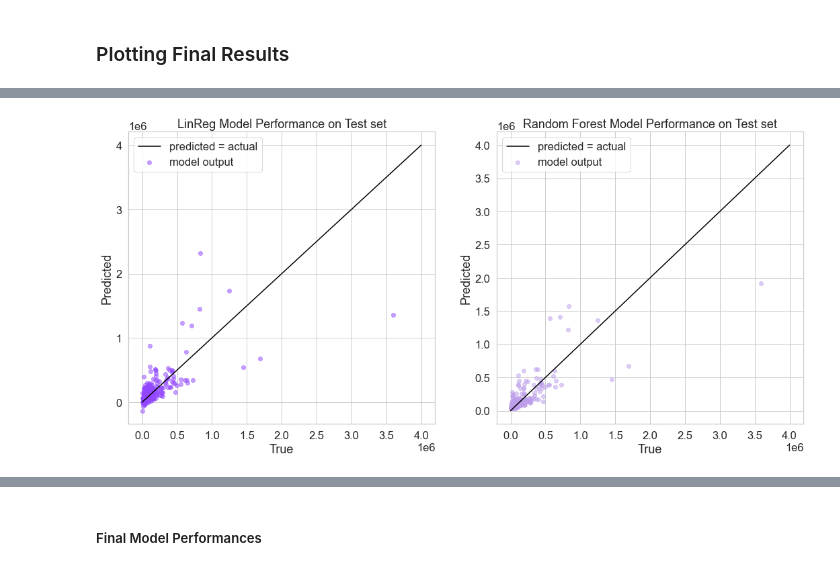
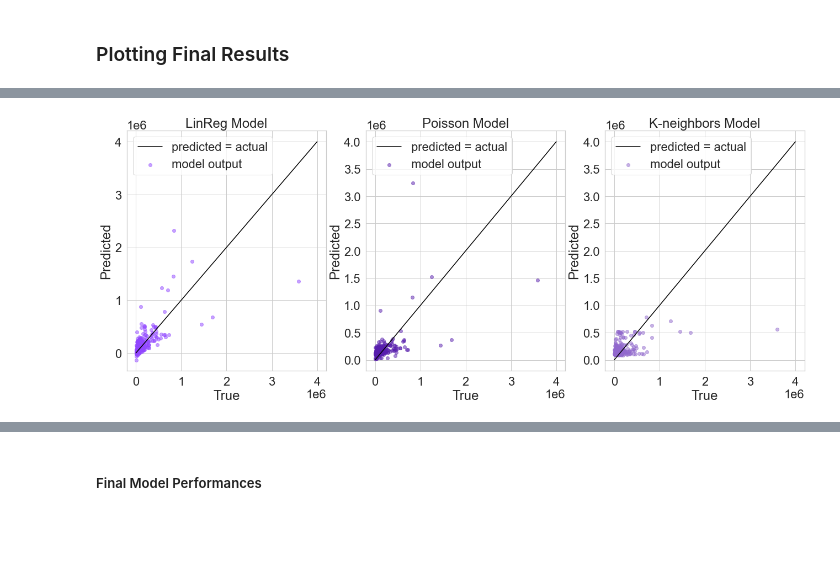
Before and after one commit to oklena/Live_Stream_Data_Analysis, a Jupyter notebook: notebooks/final/final_notebook.ipynb, the cells around one changed output, grey strips where cells are left out. Drawn from its saved outputs; the diff is of its cells as text; code cells hidden in the pictures; blank space fills up the shorter version.

```diff
--- a/notebooks/final/final_notebook.ipynb
+++ b/notebooks/final/final_notebook.ipynb
@@ -181,10 +184,11 @@ y = df_twitch['Followers gained']
 # Plot Target Distribution
 
 plt.figure(figsize=(15, 6))
-sns.set(context = 'notebook', style = 'whitegrid', font_scale = 1.5)
+sns.set(context = 'notebook', style = 'whitegrid', font_scale = 2.0)
 
-target_dist = sns.distplot(y, color = "#9146ff")
+target_dist = sns.histplot(y, color = "#9146ff")
 target_dist.set(xlabel='Followers Gained (in millions)', title='Target Distribution', yticks=[])
 
 #plt.savefig("../../reports/figures/Target_Dist.png", bbox_inches='tight', dpi=500)
+plt.show()
 # %% [output]
@@ -350,7 +378,7 @@ knn = KNeighborsRegressor()
 # %%
 # Define the parameter grid
 grid_knn = {
-    'n_neighbors': [5, 10, 25],
+    'n_neighbors': [5, 10, 25, 50],
     'weights': ["uniform", "distance"],
     'leaf_size': [1, 5, 10]
 
@@ -392,2 +427,21 @@ Coefficient of determination: 0.187928
 # %% [markdown]
 ### Plotting Final Results
+# %%
+fig, ax = plt.subplots(figsize=(15, 8))
+
+# Customize which model is actually being plotted
+ax.set_title("Random Forest Model Performance on Test set")
+ax.scatter(y_test, rfr_final.predict(X_test),
+                alpha=0.5, label="model output", color=ppt_colors[0])
+
+# Same setup for both plots (x and y labels, line showing y=x)
+y_equals_x = np.linspace(0, 4e6)
+
+ax.set_xlabel("True")
+ax.set_ylabel("Predicted")
+ax.plot(y_equals_x, y_equals_x, label="predicted = actual", color="black")
+ax.legend()
+
+#plt.savefig("../../reports/figures/Models_performances_1.png", bbox_inches='tight', dpi=400)
+
+plt.show()
@@ -394,23 +450,27 @@ Coefficient of determination: 0.187928
 # %%
-fig, (ax1, ax2) = plt.subplots(nrows=1, ncols=2, figsize=(18, 8))
+fig, (ax1, ax2, ax3) = plt.subplots(nrows=1, ncols=3, figsize=(22, 8))
 
 # Customize which model is actually being plotted
-ax1.set_title("LinReg Model Performance on Test set")
+ax1.set_title("LinReg Model")
 ax1.scatter(y_test, fsm.predict(X_test),
                 alpha=0.5, label="model output", color=ppt_colors[0])
 
-ax2.set_title("Random Forest Model Performance on Test set")
-ax2.scatter(y_test, rfr_final.predict(X_test),
-                alpha=0.5, label="model output", color=ppt_colors[3])
+ax2.set_title("Poisson Model")
+ax2.scatter(y_test, pr.predict(X_test_ss),
+                alpha=0.5, label="model output", color=ppt_colors[1])
+
+ax3.set_title("K-neighbors Model")
+ax3.scatter(y_test, gs_knn.predict(X_test),
+                alpha=0.5, label="model output", color=ppt_colors[2])
 
 # Same setup for both plots (x and y labels, line showing y=x)
 y_equals_x = np.linspace(0, 4e6)
-for ax in (ax1, ax2):
+for ax in (ax1, ax2, ax3):
     ax.set_xlabel("True")
     ax.set_ylabel("Predicted")
     ax.plot(y_equals_x, y_equals_x, label="predicted = actual", color="black")
     ax.legend()
 
-plt.savefig("../../reports/figures/Models_performances_1.png", bbox_inches='tight', dpi=400)
+#plt.savefig("../../reports/figures/Models_performances_2.png", bbox_inches='tight', dpi=400)
 # %% [output]
-[figure, old version]
+[figure, new version]
```
Also changed, not shown: parts of 32 cells of this notebook.
